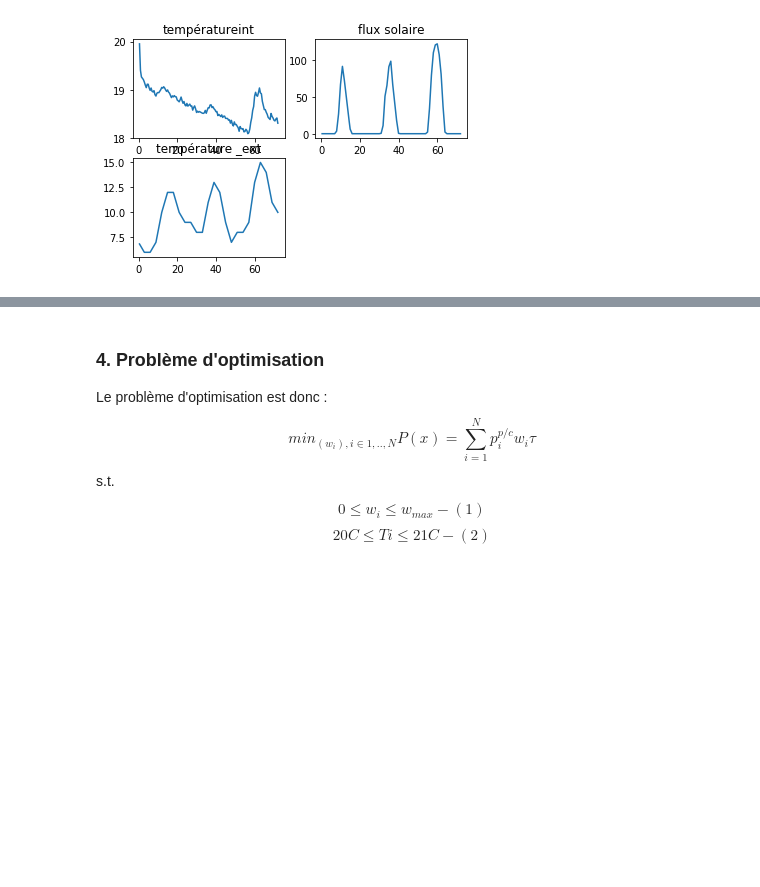
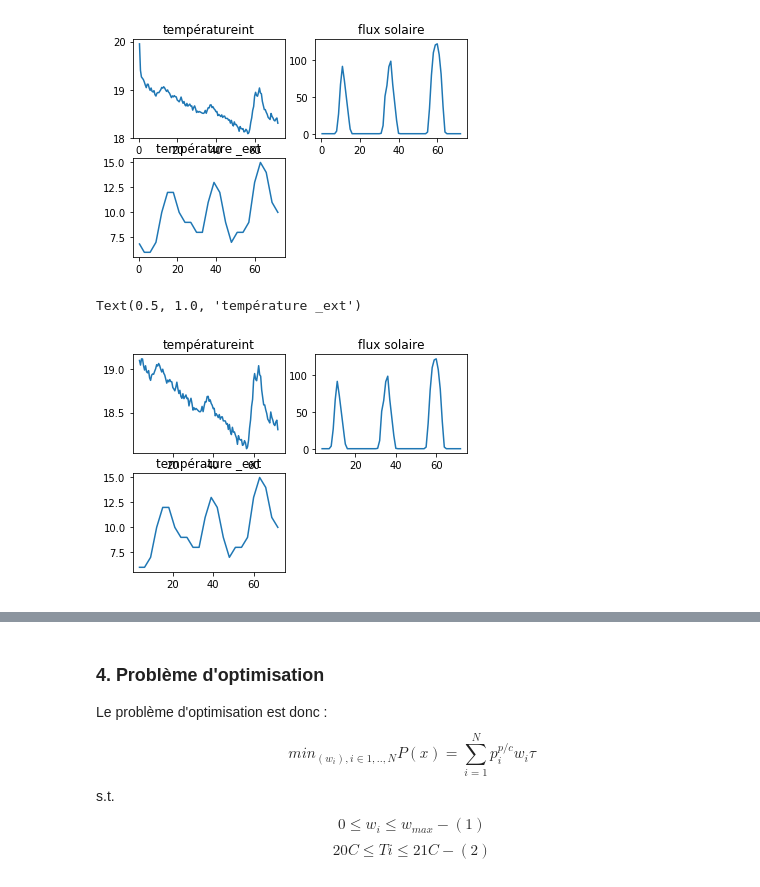
Before and after one commit to paplessix/proj_opti_S2, a Jupyter notebook: model.ipynb, the cells around one changed output, grey strips where cells are left out. Cells and saved outputs as stored; diff of their text form; code cells hidden in the pictures; blank space fills up the shorter version.

```diff
--- a/model.ipynb
+++ b/model.ipynb
@@ -92,2 +95,21 @@ triang_inf  = triang_inf.transpose()
+# %%
+# on élimine les premières valeurs qui sont aberrantes
+data = data[3:] # Pas ouf on peut faire mieux
+heure = data.transpose()[0]
+T_int = data.transpose()[1]
+phi_sol = data.transpose()[2]
+T_ext = data.transpose()[3]
+plt.subplot((221))
+plt.plot(heure,T_int)
+plt.title('températureint')
+plt.subplot((222))
+plt.plot(heure,phi_sol)
+plt.title('flux solaire')
+plt.subplot(223)
+plt.plot(heure,T_ext)
+plt.title('température _ext')
+# %% [output]
+Text(0.5, 1.0, 'température _ext')
+[figure, added]
 # %%
 
```
Also changed, not shown: parts of 9 cells of this notebook.
